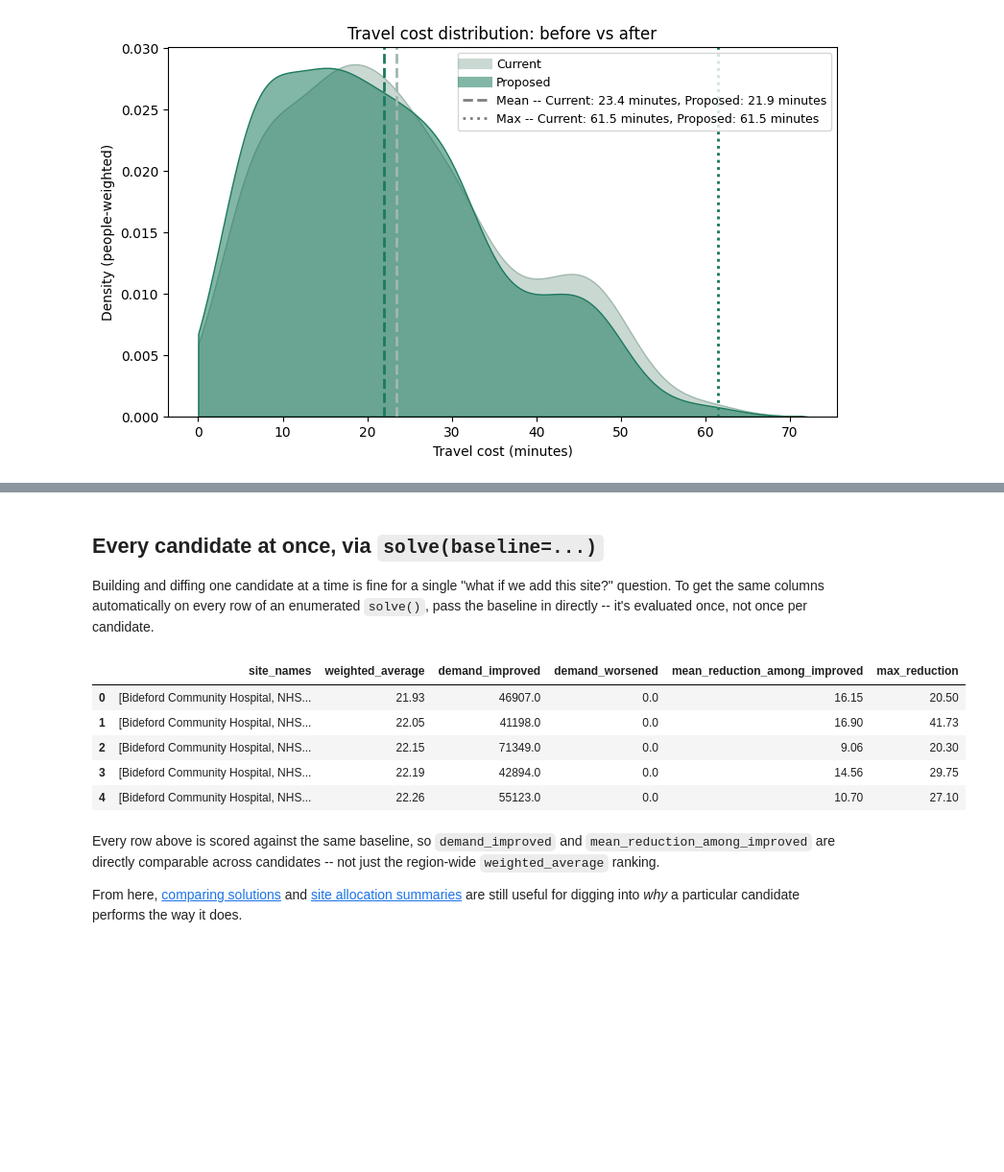
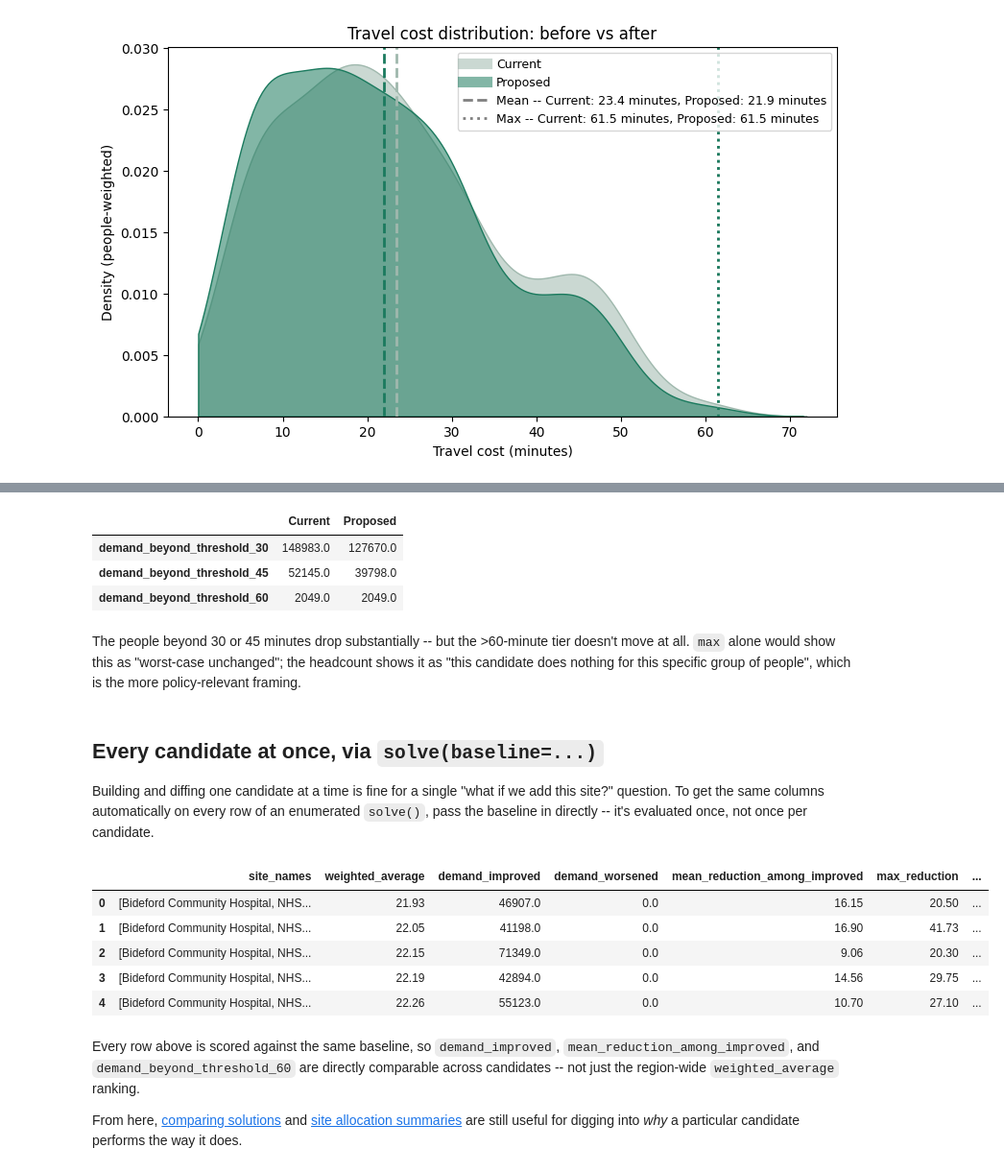
Before and after one commit to hsma-tools/lokigi, a Jupyter notebook: examples/location/population_impact/index.ipynb, the cells around one changed output, grey strips where cells are left out. Shown at 96% size. Cells and saved outputs as stored; diff of their text form; code cells hidden in the pictures; blank space fills up the shorter version.

```diff
--- a/examples/location/population_impact/index.ipynb
+++ b/examples/location/population_impact/index.ipynb
@@ -43,6 +45,14 @@ problem.add_demand(
     demand_col="MF50-84",
     location_id_col="LSOA 2021 Name"
     )
+
+problem.add_equity_data(
+    "../../../sample_data/devon_imd_2025_2021_LSOAs.csv",
+    equity_col="Index of Multiple Deprivation (IMD) Decile (where 1 is most deprived 10% of LSOA",
+    common_col="LSOA name (2021)",
+    label="IMD decile",
+    disadvantaged_end="low",
+    )
 # %% [output]
 Guessed CRS: EPSG:4326 (Values fall within longitude/latitude bounds)
 # %% [markdown]
@@ -133,3 +187,24 @@ comparator.plot_population_impact_histogram();
+# %%
+import pandas as pd
+
+baseline_bt = problem.evaluate_baseline(threshold_for_coverage=30, beyond_thresholds=[30, 45, 60])
+candidate_bt = problem.evaluate_baseline(
+    site_names=existing_sites + ["Barnstaple - Archwood Retail Park"],
+    threshold_for_coverage=30,
+    beyond_thresholds=[30, 45, 60],
+    )
+
+cols = ["demand_beyond_threshold_30", "demand_beyond_threshold_45", "demand_beyond_threshold_60"]
+pd.DataFrame(
+    {"Current": baseline_bt.solution_df.iloc[0][cols], "Proposed": candidate_bt.solution_df.iloc[0][cols]}
+    )
+# %% [output]
+|  | Current | Proposed |
+| demand_beyond_threshold_30 | 148983.0 | 127670.0 |
+| demand_beyond_threshold_45 | 52145.0 | 39798.0 |
+| demand_beyond_threshold_60 | 2049.0 | 2049.0 |
+# %% [markdown]
+The people beyond 30 or 45 minutes drop substantially -- but the >60-minute tier doesn't move at all. `max` alone would show this as "worst-case unchanged"; the headcount shows it as "this candidate does nothing for this specific group of people", which is the more policy-relevant framing.
 # %% [markdown]
 ## Every candidate at once, via `solve(baseline=...)`
 
@@ -137,27 +212,29 @@ Building and diffing one candidate at a time is fine for a single "what if we ad
 # %%
 solutions = problem.solve(
     p=5,
     threshold_for_coverage=30,
+    beyond_thresholds=[30, 45, 60],
     baseline=baseline,
     show_progress=False,
     )
 
 solutions.show_solutions()[[
     "site_names",
     "weighted_average",
     "demand_improved",
     "demand_worsened",
     "mean_reduction_among_improved",
     "max_reduction",
+    "demand_beyond_threshold_60",
     ]].head(5)
 # %% [output]
-|  | site_names | weighted_average | demand_improved | demand_worsened | mean_reduction_among_improved | max_reduction |
-| 0 | [Bideford Community Hospital, NHS... | 21.93 | 46907.0 | 0.0 | 16.15 | 20.50 |
-| 1 | [Bideford Community Hospital, NHS... | 22.05 | 41198.0 | 0.0 | 16.90 | 41.73 |
-| 2 | [Bideford Community Hospital, NHS... | 22.15 | 71349.0 | 0.0 | 9.06 | 20.30 |
-| 3 | [Bideford Community Hospital, NHS... | 22.19 | 42894.0 | 0.0 | 14.56 | 29.75 |
-| 4 | [Bideford Community Hospital, NHS... | 22.26 | 55123.0 | 0.0 | 10.70 | 27.10 |
+|  | site_names | weighted_average | demand_improved | demand_worsened | mean_reduction_among_improved | max_reduction | ... |
+| 0 | [Bideford Community Hospital, NHS... | 21.93 | 46907.0 | 0.0 | 16.15 | 20.50 | ... |
+| 1 | [Bideford Community Hospital, NHS... | 22.05 | 41198.0 | 0.0 | 16.90 | 41.73 | ... |
+| 2 | [Bideford Community Hospital, NHS... | 22.15 | 71349.0 | 0.0 | 9.06 | 20.30 | ... |
+| 3 | [Bideford Community Hospital, NHS... | 22.19 | 42894.0 | 0.0 | 14.56 | 29.75 | ... |
+| 4 | [Bideford Community Hospital, NHS... | 22.26 | 55123.0 | 0.0 | 10.70 | 27.10 | ... |
 # %% [markdown]
-Every row above is scored against the same baseline, so `demand_improved` and `mean_reduction_among_improved` are directly comparable across candidates -- not just the region-wide `weighted_average` ranking.
+Every row above is scored against the same baseline, so `demand_improved`, `mean_reduction_among_improved`, and `demand_beyond_threshold_60` are directly comparable across candidates -- not just the region-wide `weighted_average` ranking.
 
 From here, [comparing solutions](../comparing_solutions/index.ipynb) and [site allocation summaries](../comparing_n_sites/index.ipynb) are still useful for digging into *why* a particular candidate performs the way it does.
```
Also changed, not shown: parts of 10 cells of this notebook, 13 other files.
